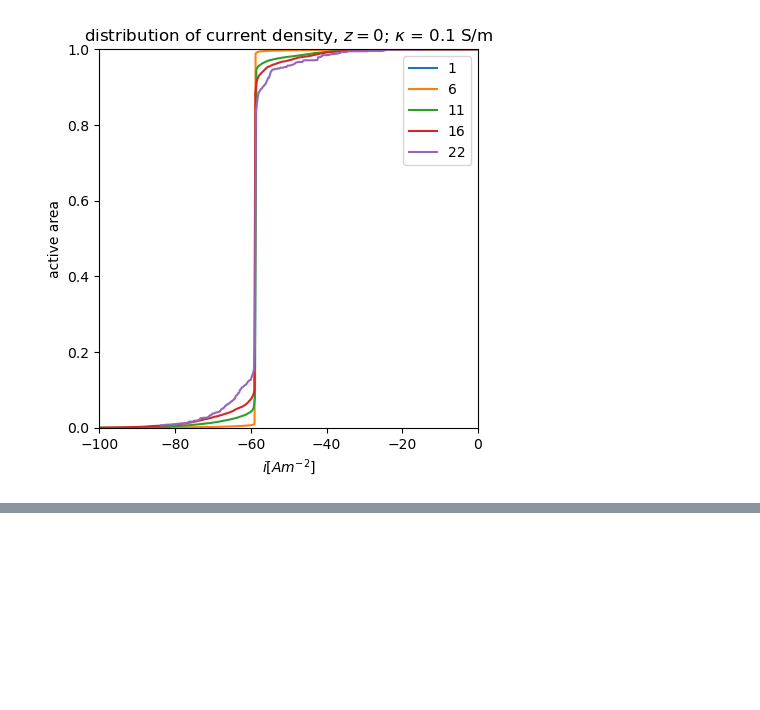
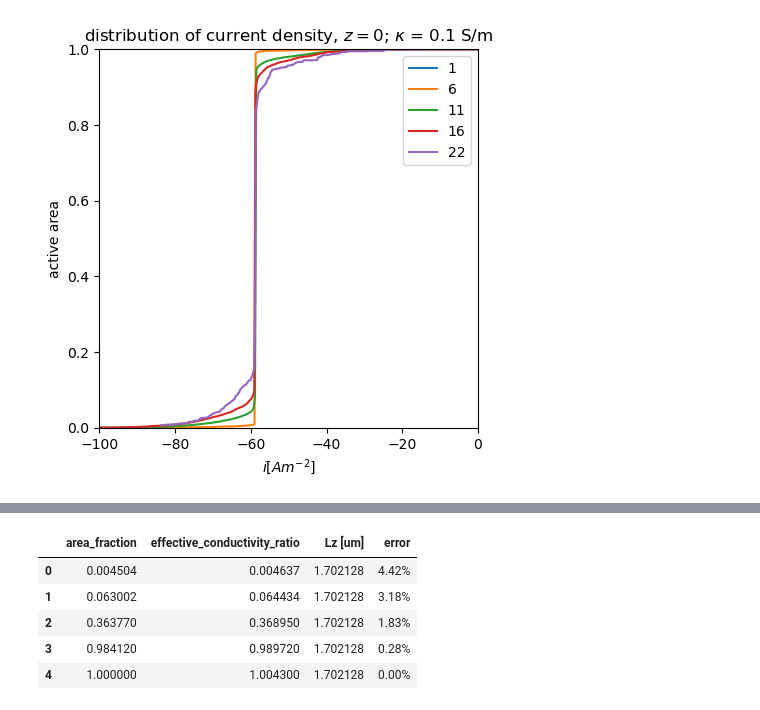
Before and after one commit to molel-gt/ssb, a Jupyter notebook: reports.ipynb, the cells around one changed output, grey strips where cells are left out. Saved outputs shown, nothing was run; the diff lists cells and outputs as text; code cells hidden in the pictures; blank space fills up the shorter version.

```diff
--- a/reports.ipynb
+++ b/reports.ipynb
@@ -154,0 +155,9 @@ plt.savefig('figures/variable-area-comparison.png', dpi=1200)
+# %%
+df.head()
+# %% [output]
+|  | area_fraction | effective_conductivity_ratio | Lz [um] | error |
+| 0 | 0.004504 | 0.004637 | 1.702128 | 4.42% |
+| 1 | 0.063002 | 0.064434 | 1.702128 | 3.18% |
+| 2 | 0.363770 | 0.368950 | 1.702128 | 1.83% |
+| 3 | 0.984120 | 0.989720 | 1.702128 | 0.28% |
+| 4 | 1.000000 | 1.004300 | 1.702128 | 0.00% |
```
Also changed, not shown: parts of 2 cells of this notebook.
